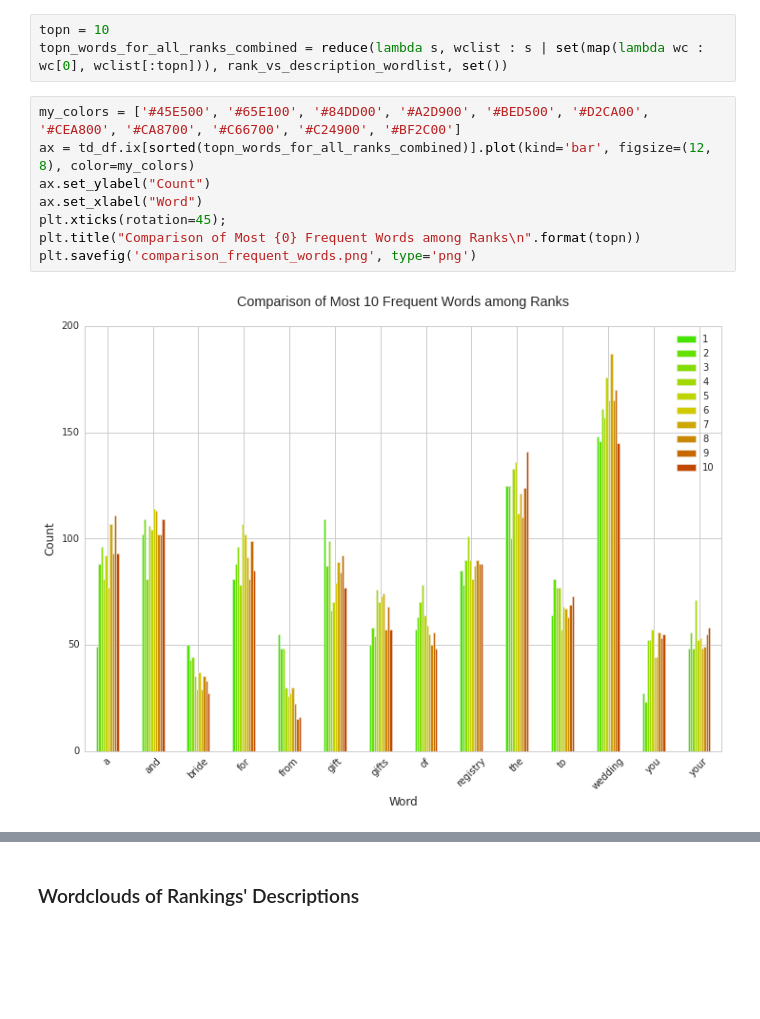
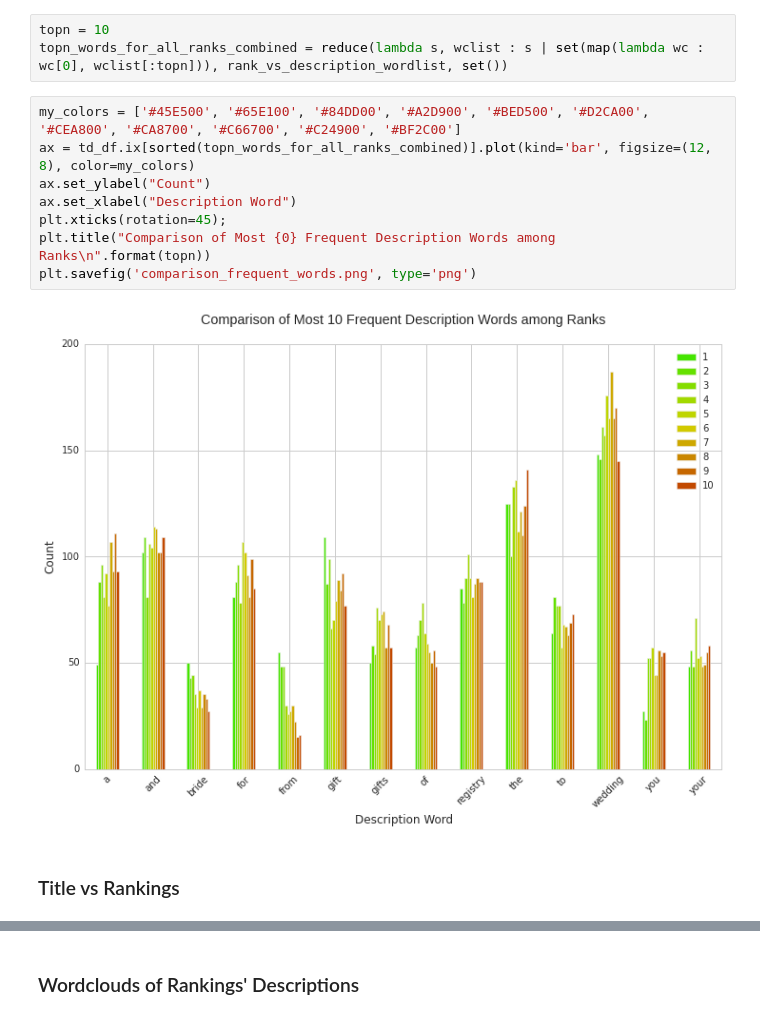
Before and after one commit to kevin11h/macys, a Jupyter notebook: Wedding Keyword SEO.ipynb, the cells around one changed output, grey strips where cells are left out. Drawn from its saved outputs; the diff is of its cells as text; blank space fills up the shorter version.

```diff
--- a/Wedding Keyword SEO.ipynb
+++ b/Wedding Keyword SEO.ipynb
@@ -258,10 +282,12 @@ topn_words_for_all_ranks_combined = reduce(lambda s, wclist : s | set(map(lambda
 # %%
 my_colors = ['#45E500', '#65E100', '#84DD00', '#A2D900', '#BED500', '#D2CA00', '#CEA800', '#CA8700', '#C66700', '#C24900', '#BF2C00']
 ax = td_df.ix[sorted(topn_words_for_all_ranks_combined)].plot(kind='bar', figsize=(12, 8), color=my_colors)
 ax.set_ylabel("Count")
-ax.set_xlabel("Word")
+ax.set_xlabel("Description Word")
 plt.xticks(rotation=45);
-plt.title("Comparison of Most {0} Frequent Words among Ranks\n".format(topn))
+plt.title("Comparison of Most {0} Frequent Description Words among Ranks\n".format(topn))
 plt.savefig('comparison_frequent_words.png', type='png')
 # %% [output]
-[figure, old version]
+[figure, new version]
+# %% [markdown]
+### Title vs Rankings
```
Also changed, not shown: parts of 14 cells of this notebook.
